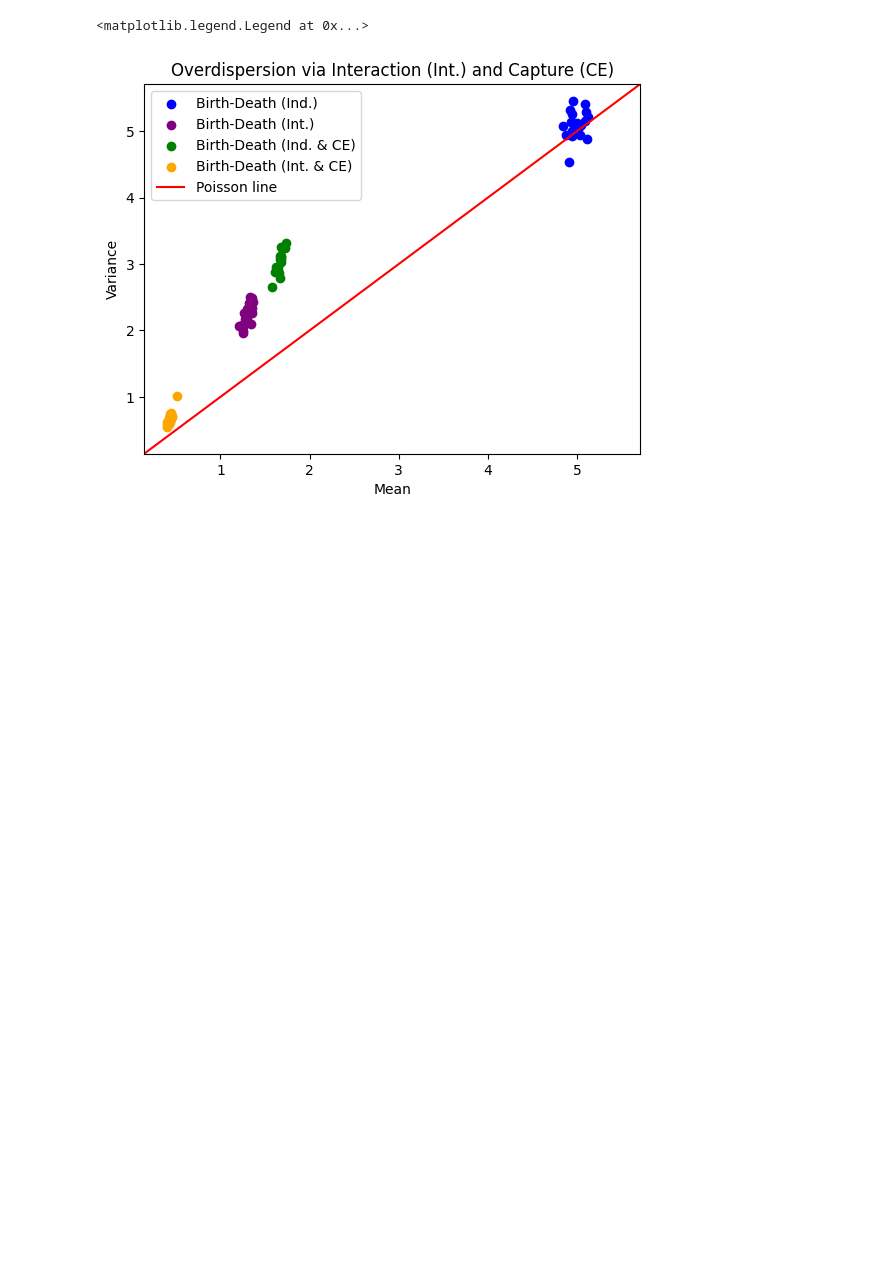
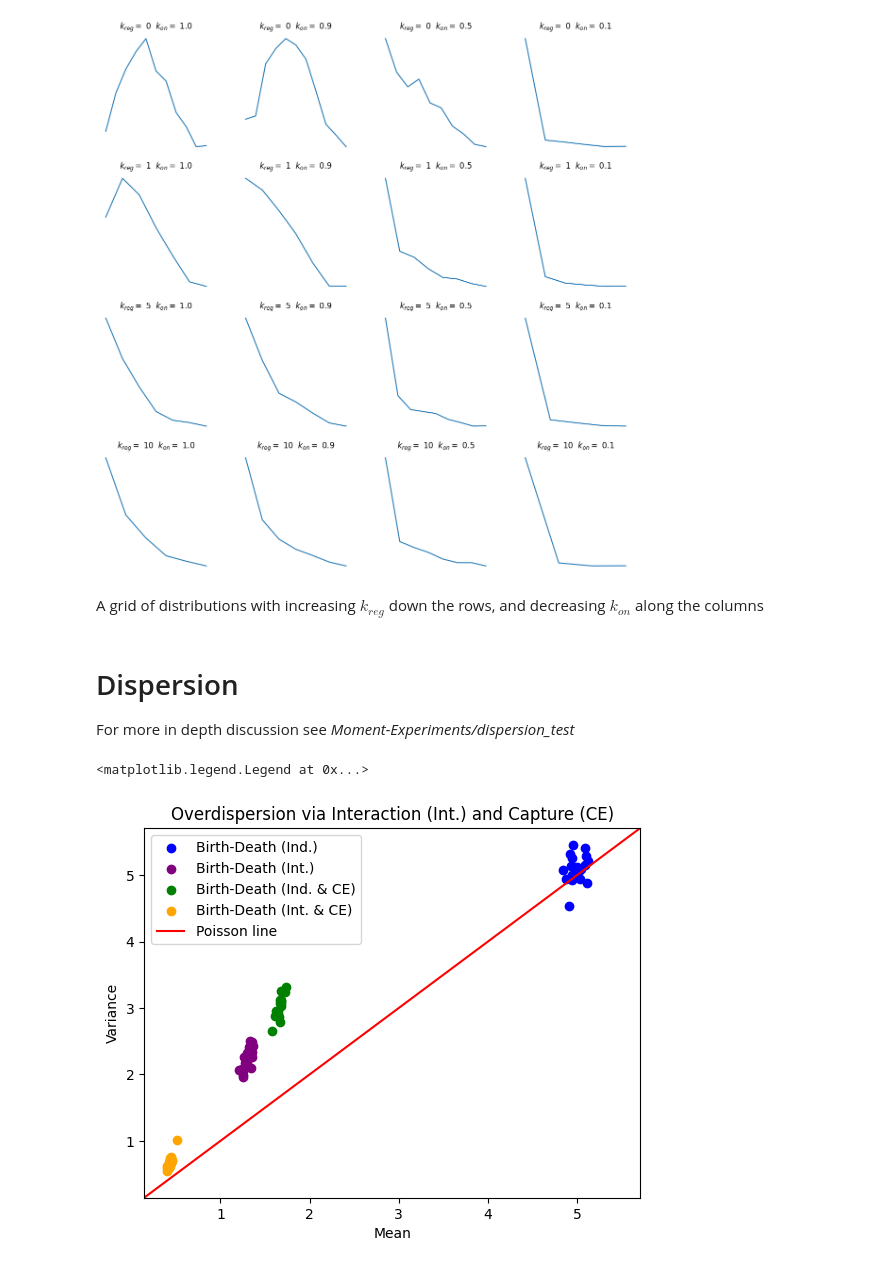
Before and after one commit to willjgh/M5R, a Jupyter notebook: Interaction/Inference-Package/Overview/distribution_effects.ipynb, the cells around one changed output. Drawn from its saved outputs; the diff is of its cells as text; code cells hidden in the pictures; blank space fills up the shorter version.

Commit message:
Organized and added gridplots of k_reg and k_on effects on dist

```diff
--- a/Interaction/Inference-Package/Overview/distribution_effects.ipynb
+++ b/Interaction/Inference-Package/Overview/distribution_effects.ipynb
@@ -14,3 +81,33 @@ Plot the distribution of counts as interaction / telegraph effects are applied t
+# %%
+fig, axs = plt.subplots(len(interaction_values), len(gene_values), figsize=(12, 12))
+plt.tight_layout()
+
+k = 0
+for i, intr in enumerate(interaction_values):
+    for j, gene in enumerate(gene_values):
+
+        bounds = data.probs_OB[f'sample-{k}']['x1_bounds']
+        N = bounds.shape[1]
+        dist = np.empty(N)
+        for n in range(N):
+            if bounds[0, n] == 0 and bounds[1, n] == 1:
+                dist[n] = None
+            else:
+                dist[n] = (bounds[0, n] + bounds[1, n]) / 2
+
+        axs[i, j].plot(dist)
+        axs[i, j].set_title(r"$k_{reg} =$" + f" {intr} " + r" $k_{on} =$" + f" {gene}")
+        axs[i, j].axis('off')
+
+        k += 1
+# %% [output]
+[figure, added]
+# %% [markdown]
+A grid of distributions with increasing $k_{reg}$ down the rows, and decreasing $k_{on}$ along the columns
+# %% [markdown]
+# Dispersion
+
+For more in depth discussion see *Moment-Experiments/dispersion_test*
 # %%
 N = 10
 r = 5
```
Also changed, not shown: parts of 29 cells of this notebook.
